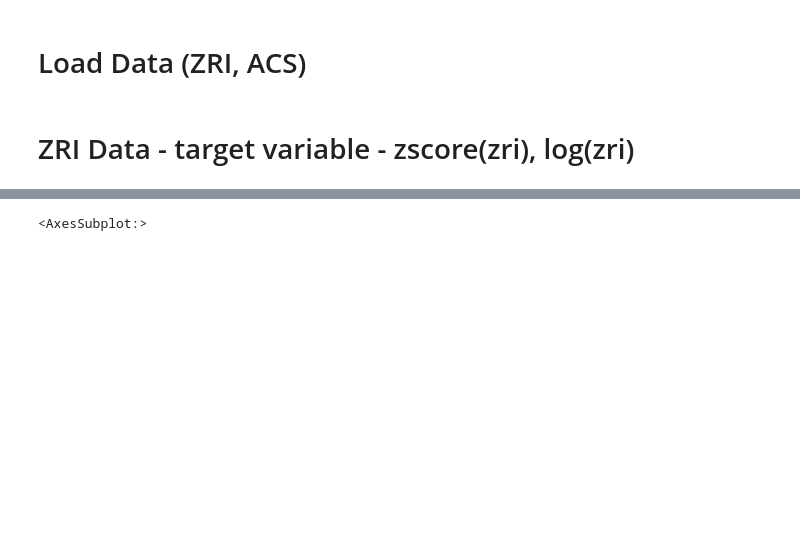
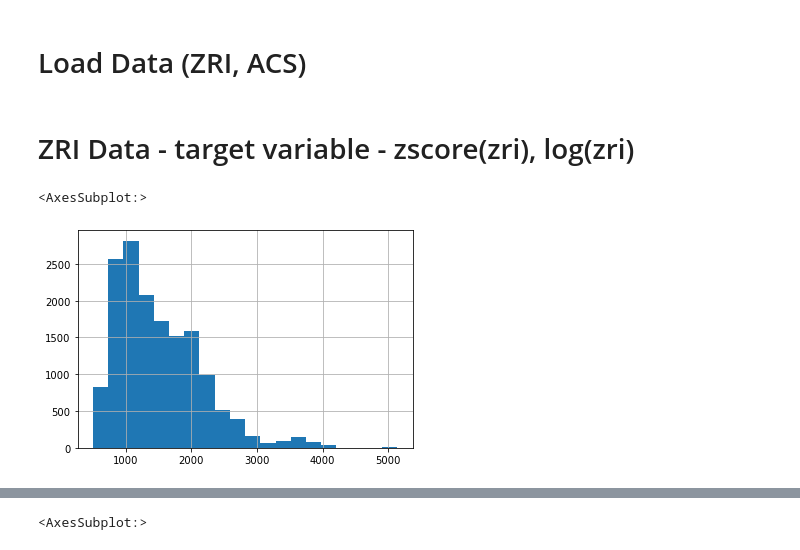
Before and after one commit to Kneck12/zillow-price-index-pred, a Jupyter notebook: Niki/Lasso_with_feature_selection.ipynb, the cells around one changed output, grey strips where cells are left out. Cells and saved outputs as stored; diff of their text form; code cells hidden in the pictures; blank space fills up the shorter version.

```diff
--- a/Niki/Lasso_with_feature_selection.ipynb
+++ b/Niki/Lasso_with_feature_selection.ipynb
@@ -25,3 +25,8 @@ acs['zip'] = ["0"+z if len(z)<5 else z for z in acs['zip']]
 acs['year_usable'] = acs['year_usable'].astype('string')
 # %% [markdown]
 #  ZRI Data - target variable - zscore(zri), log(zri)
+# %%
+zri[zri['year']=='2015']['zri'].hist(bins=20)
+# %% [output]
+<AxesSubplot:>
+[figure, added]
```
Also changed, not shown: parts of 15 cells of this notebook, 8 other files.
